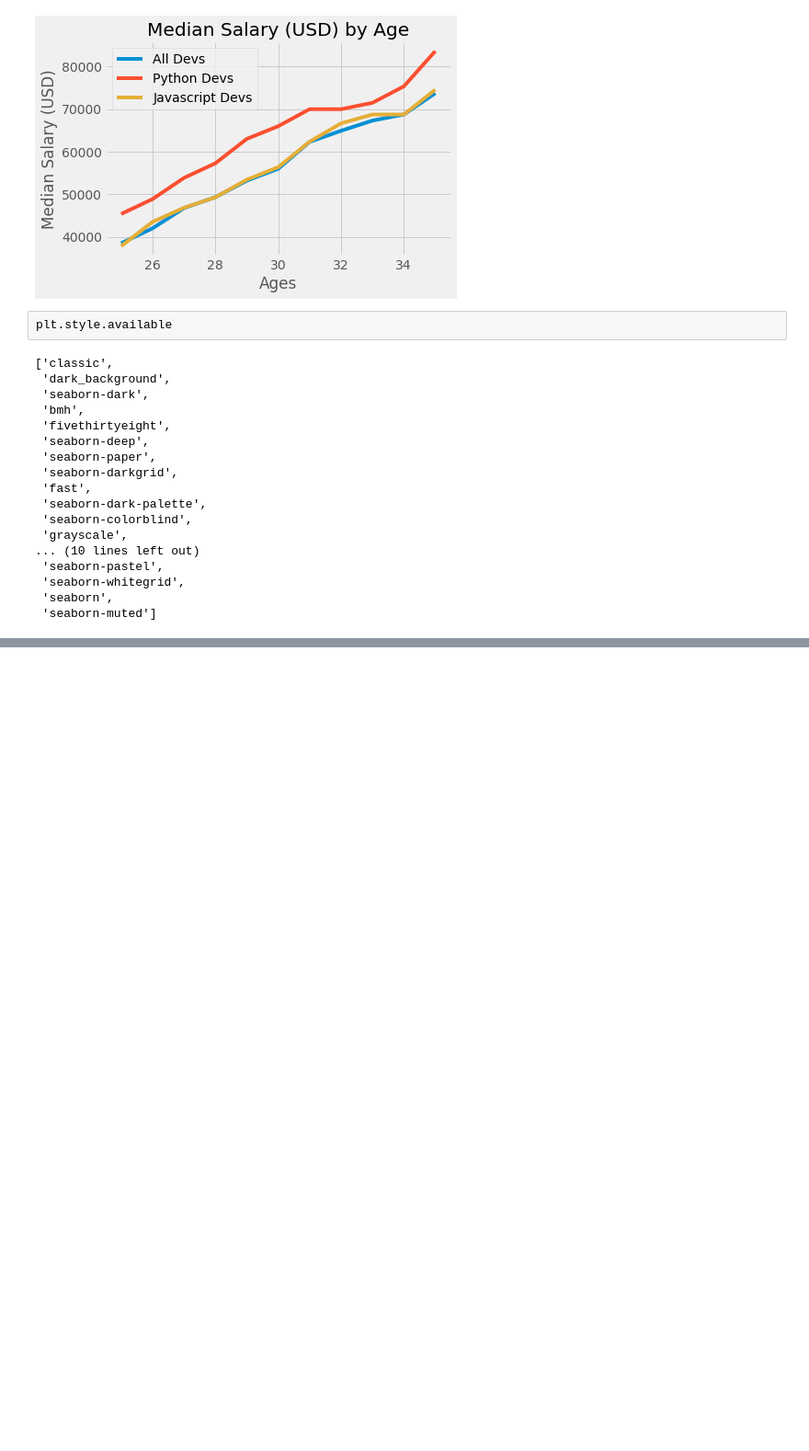
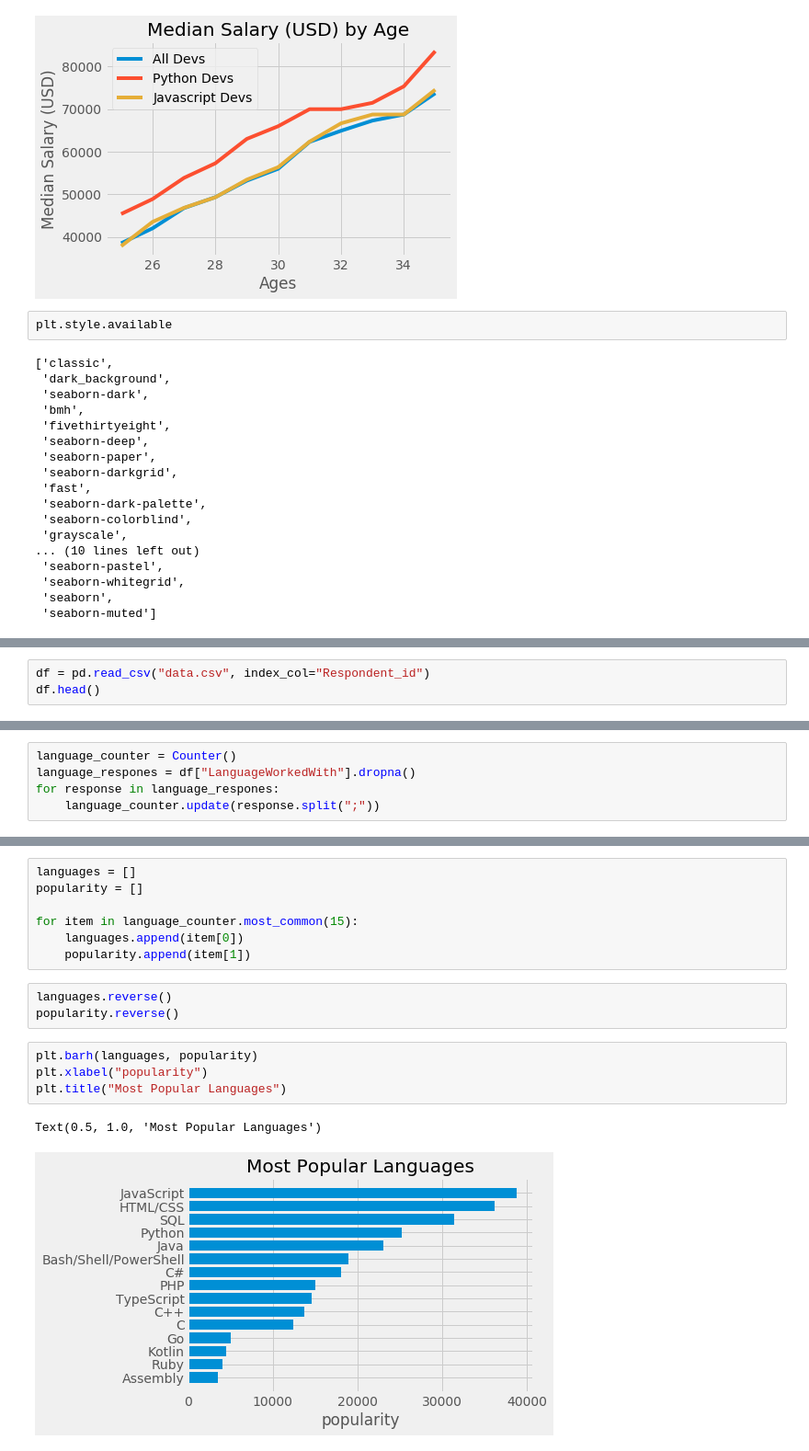
Before and after one commit to yonycherkos/data_analysis, a Jupyter notebook: matplotlib/Matplotlib Tutorials.ipynb, the cells around one changed output, grey strips where cells are left out. Shown at 92% size. Drawn from its saved outputs; the diff is of its cells as text; blank space fills up the shorter version.

```diff
--- a/matplotlib/Matplotlib Tutorials.ipynb
+++ b/matplotlib/Matplotlib Tutorials.ipynb
@@ -54,0 +77,3 @@ plt.style.available
+# %%
+df = pd.read_csv("data.csv", index_col="Respondent_id")
+df.head()
@@ -54,0 +88,5 @@ plt.style.available
+# %%
+language_counter = Counter()
+language_respones = df["LanguageWorkedWith"].dropna()
+for response in language_respones:
+    language_counter.update(response.split(";"))
@@ -54,0 +111,17 @@ plt.style.available
+# %%
+languages = []
+popularity = []
+
+for item in language_counter.most_common(15):
+    languages.append(item[0])
+    popularity.append(item[1])
+# %%
+languages.reverse()
+popularity.reverse()
+# %%
+plt.barh(languages, popularity)
+plt.xlabel("popularity")
+plt.title("Most Popular Languages")
+# %% [output]
+Text(0.5, 1.0, 'Most Popular Languages')
+[figure, added]
```
Also changed, not shown: parts of 8 cells of this notebook, 1 other file.
